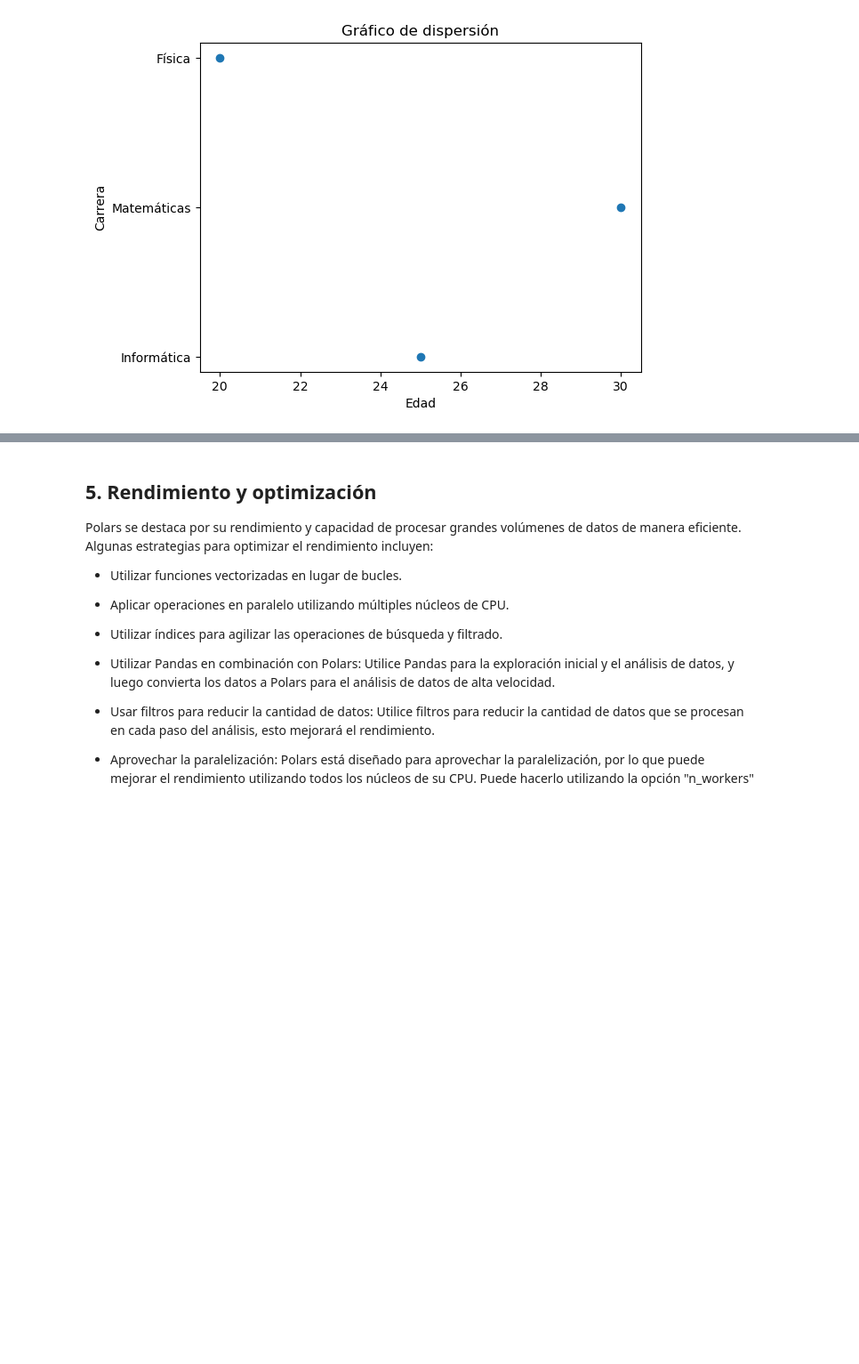
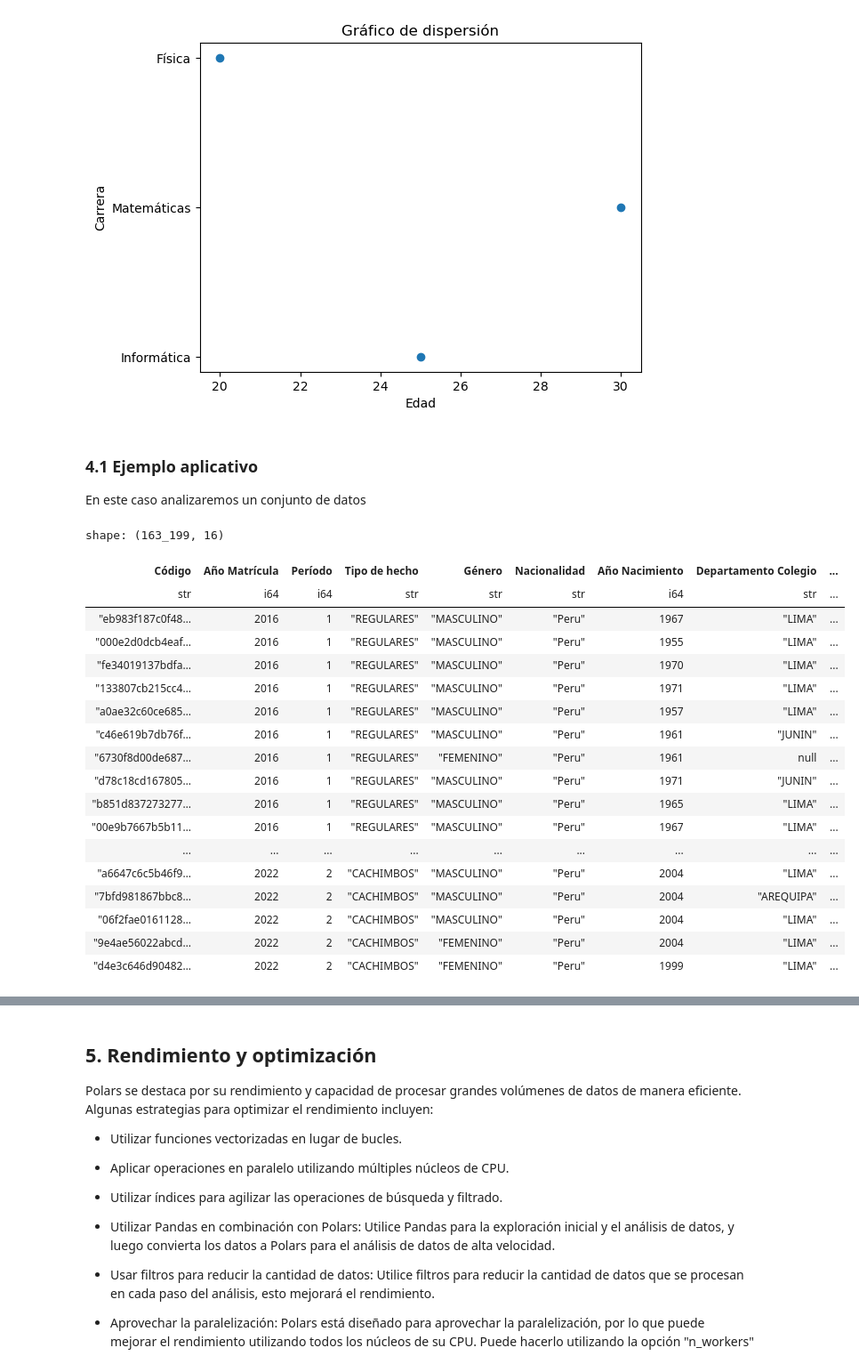
Before and after one commit to Darumaka9633/Polars_JN, a Jupyter notebook: Procesamiento de datos con Polars.ipynb, the cells around one changed output, grey strips where cells are left out. Shown at 89% size. Saved outputs shown, nothing was run; the diff lists cells and outputs as text; code cells hidden in the pictures; blank space fills up the shorter version.

Commit message:
datos

```diff
--- a/Procesamiento de datos con Polars.ipynb
+++ b/Procesamiento de datos con Polars.ipynb
@@ -187,3 +187,30 @@ plt.title("Gráfico de dispersión")
 plt.show()
 # %% [output]
 [figure]
+# %% [markdown]
+### 4.1 Ejemplo aplicativo
+En este caso analizaremos un conjunto de datos
+# %%
+import polars as pl
+data = pl.read_csv("Matriculados_2016_al_2022.csv")
+data
+# %% [output]
+shape: (163_199, 16)
+| Código | Año Matrícula | Período | Tipo de hecho | Género | Nacionalidad | Año Nacimiento | Departamento Colegio | ... |
+| str | i64 | i64 | str | str | str | i64 | str | ... |
+| "eb983f187c0f48… | 2016 | 1 | "REGULARES" | "MASCULINO" | "Peru" | 1967 | "LIMA" | ... |
+| "000e2d0dcb4eaf… | 2016 | 1 | "REGULARES" | "MASCULINO" | "Peru" | 1955 | "LIMA" | ... |
+| "fe34019137bdfa… | 2016 | 1 | "REGULARES" | "MASCULINO" | "Peru" | 1970 | "LIMA" | ... |
+| "133807cb215cc4… | 2016 | 1 | "REGULARES" | "MASCULINO" | "Peru" | 1971 | "LIMA" | ... |
+| "a0ae32c60ce685… | 2016 | 1 | "REGULARES" | "MASCULINO" | "Peru" | 1957 | "LIMA" | ... |
+| "c46e619b7db76f… | 2016 | 1 | "REGULARES" | "MASCULINO" | "Peru" | 1961 | "JUNIN" | ... |
+| "6730f8d00de687… | 2016 | 1 | "REGULARES" | "FEMENINO" | "Peru" | 1961 | null | ... |
+| "d78c18cd167805… | 2016 | 1 | "REGULARES" | "MASCULINO" | "Peru" | 1971 | "JUNIN" | ... |
+| "b851d837273277… | 2016 | 1 | "REGULARES" | "MASCULINO" | "Peru" | 1965 | "LIMA" | ... |
+| "00e9b7667b5b11… | 2016 | 1 | "REGULARES" | "MASCULINO" | "Peru" | 1967 | "LIMA" | ... |
+| ... | ... | ... | ... | ... | ... | ... | ... | ... |
+| "a6647c6c5b46f9… | 2022 | 2 | "CACHIMBOS" | "MASCULINO" | "Peru" | 2004 | "LIMA" | ... |
+| "7bfd981867bbc8… | 2022 | 2 | "CACHIMBOS" | "MASCULINO" | "Peru" | 2004 | "AREQUIPA" | ... |
+| "06f2fae0161128… | 2022 | 2 | "CACHIMBOS" | "MASCULINO" | "Peru" | 2004 | "LIMA" | ... |
+| "9e4ae56022abcd… | 2022 | 2 | "CACHIMBOS" | "FEMENINO" | "Peru" | 2004 | "LIMA" | ... |
+| "d4e3c646d90482… | 2022 | 2 | "CACHIMBOS" | "FEMENINO" | "Peru" | 1999 | "LIMA" | ... |
```
Also changed, not shown: parts of 2 cells of this notebook, 2 other files.
